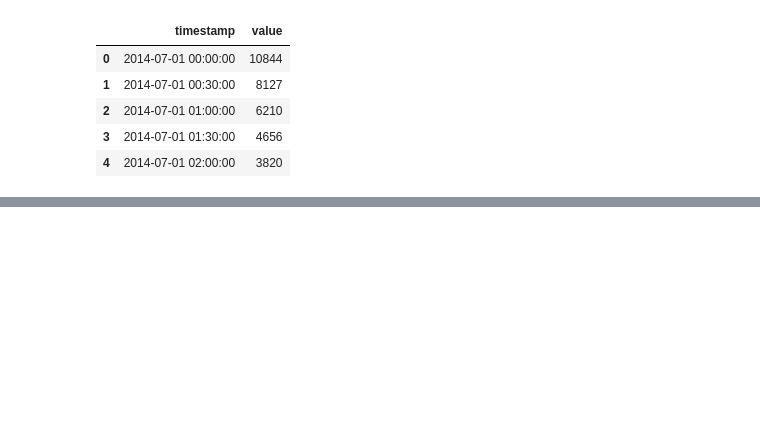
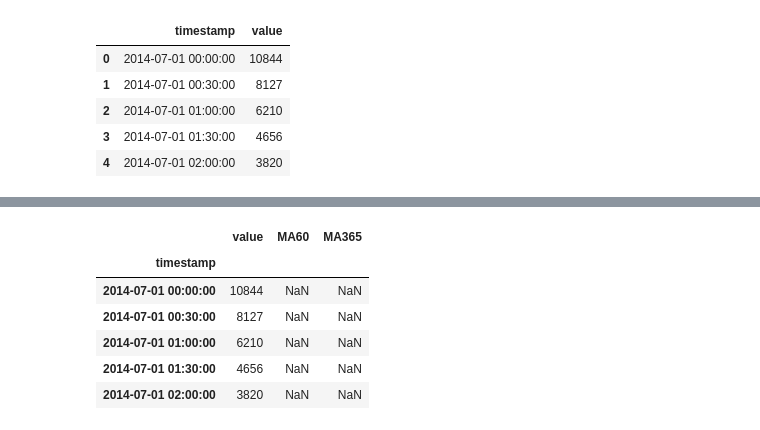
Before and after one commit to Shashank-jais/Pattern_Rocognition_and_anomaly_detection_lab, a Jupyter notebook: Untitled.ipynb, the cells around one changed output, grey strips where cells are left out. Saved outputs shown, nothing was run; the diff lists cells and outputs as text; code cells hidden in the pictures; blank space fills up the shorter version.

```diff
--- a/Untitled.ipynb
+++ b/Untitled.ipynb
@@ -57,0 +50,12 @@ df.head()
+# %%
+# set timestamp to index
+data.set_index('timestamp', drop=True, inplace=True)
+data.head()
+# %% [output]
+|  | value | MA60 | MA365 |
+| timestamp |  |  |  |
+| 2014-07-01 00:00:00 | 10844 | NaN | NaN |
+| 2014-07-01 00:30:00 | 8127 | NaN | NaN |
+| 2014-07-01 01:00:00 | 6210 | NaN | NaN |
+| 2014-07-01 01:30:00 | 4656 | NaN | NaN |
+| 2014-07-01 02:00:00 | 3820 | NaN | NaN |
```
Also changed, not shown: parts of 10 cells of this notebook, 5 other files.
